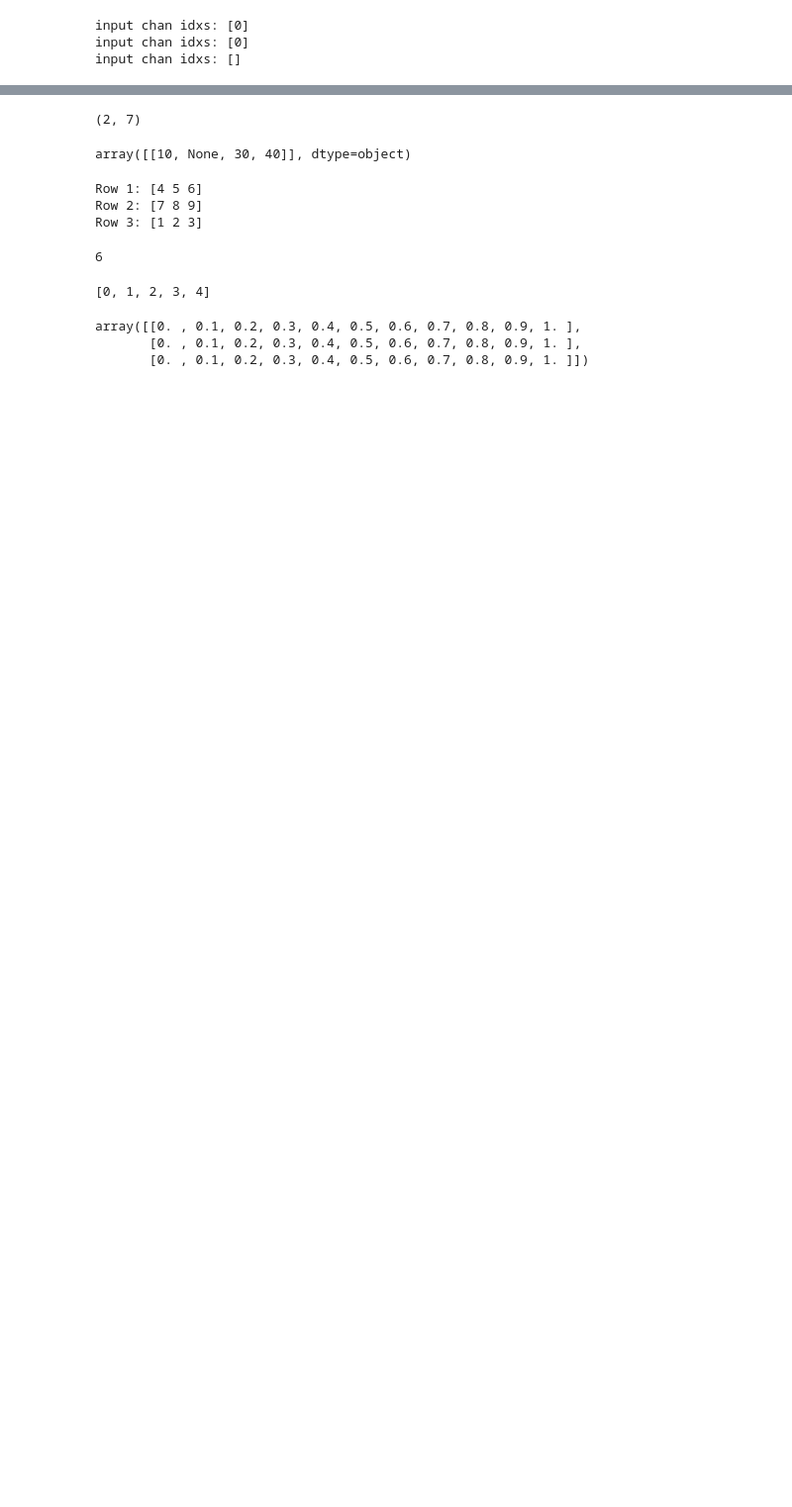
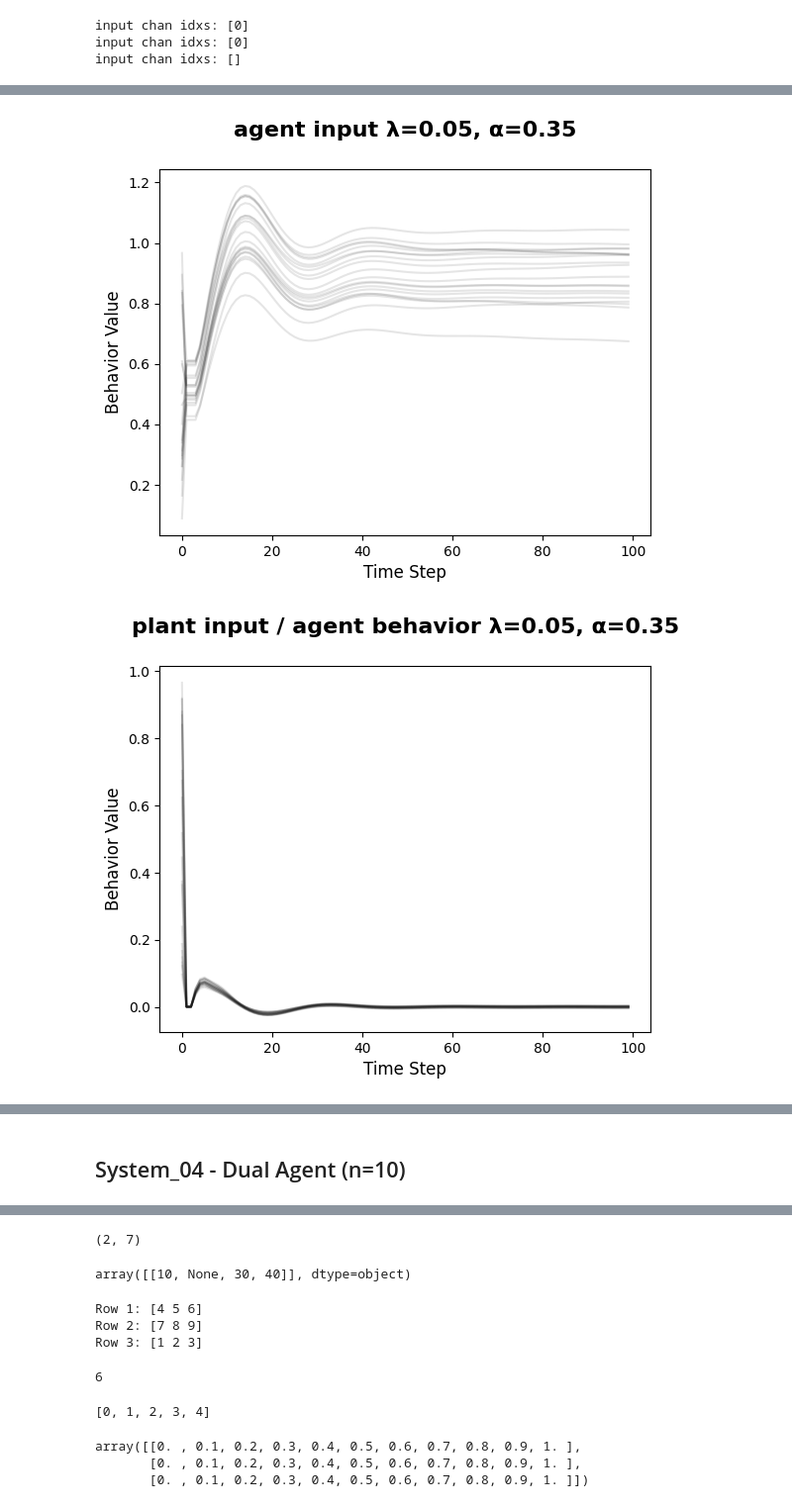
Before and after one commit to jprod/Control, a Jupyter notebook: for_paper_refactor.ipynb, the cells around one changed output, grey strips where cells are left out. Shown at 99% size. Cells and saved outputs as stored; diff of their text form; code cells hidden in the pictures; blank space fills up the shorter version.

```diff
--- a/for_paper_refactor.ipynb
+++ b/for_paper_refactor.ipynb
@@ -201,0 +282,11 @@ array([0.32307372])
+# %%
+dcn = sys_05c.deep_channel_names()
+for i in range(sysout.shape[1]):
+    plt.plot(sysout[:,i,:], 'k-', alpha=2/n)
+    plt.title(dcn[i] + f" λ={l_val}, α={a_val}", weight='bold', fontsize=16, pad=24)
+    plt.ylabel("Behavior Value", fontsize=12)
+    plt.xlabel("Time Step", fontsize=12)
+    plt.show()
+# %% [output]
+[figure, added]
+[figure, added]
@@ -201,0 +298,2 @@ array([0.32307372])
+# %% [markdown]
+## System_04 - Dual Agent (n=10)
```
Also changed, not shown: parts of 17 cells of this notebook.
